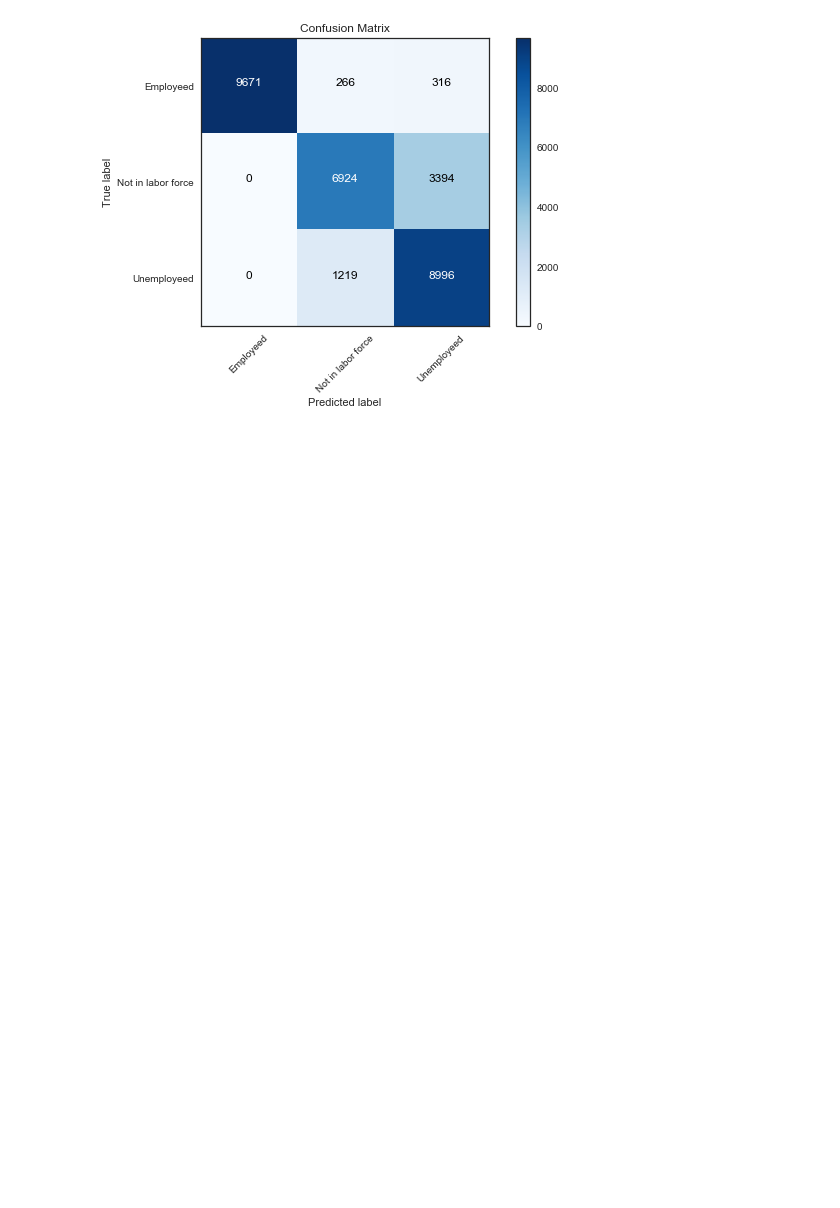
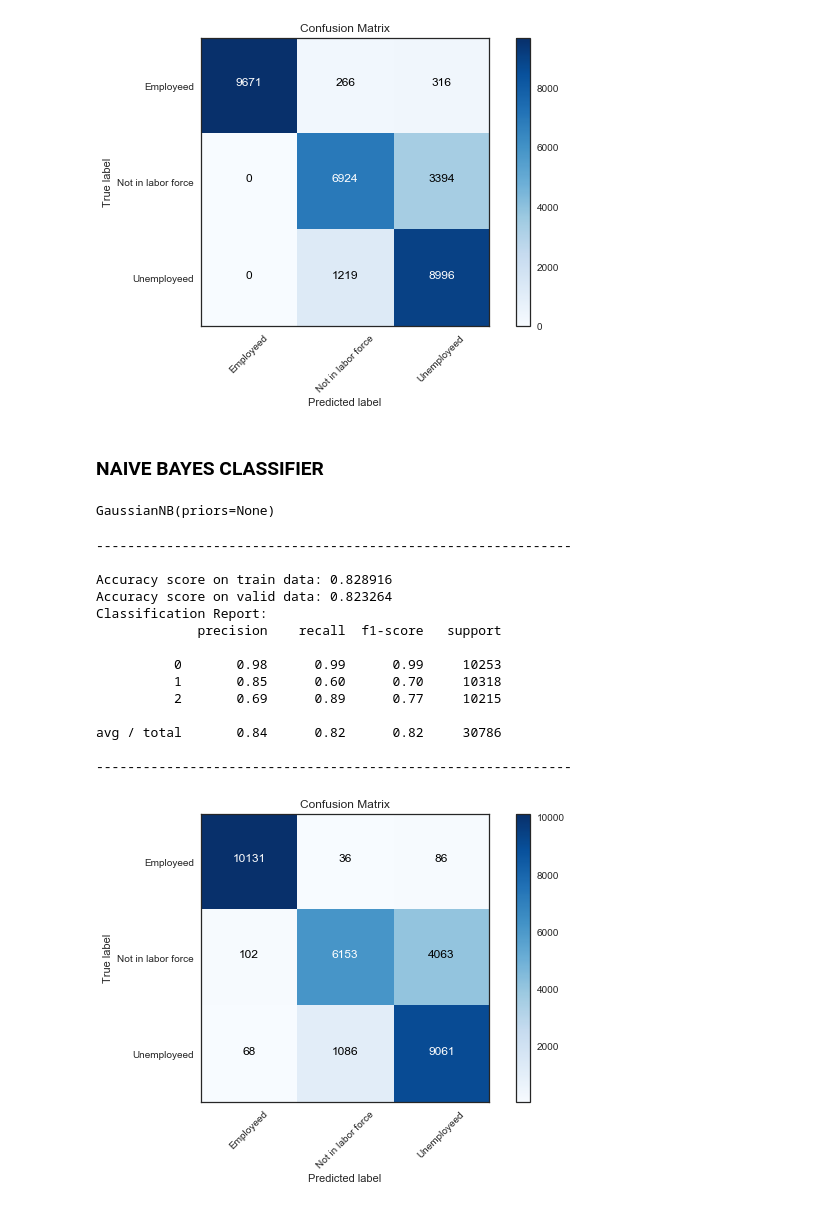
Before and after one commit to PrashantShivajiBhapkar/Analytics-Competition, a Jupyter notebook: Complete_IAS-+Intelligence+Analytics+Challenge+3.0.ipynb, the cells around one changed output. Saved outputs shown, nothing was run; the diff lists cells and outputs as text; code cells hidden in the pictures; blank space fills up the shorter version.

```diff
--- a/MODELS_IAS-+Intelligence+Analytics+Challenge+3.0.ipynb
+++ b/Complete_IAS-+Intelligence+Analytics+Challenge+3.0.ipynb
@@ -643,3 +646,51 @@ avg / total       0.84      0.83      0.83     30786
 
 -------------------------------------------------------------
 [figure]
+# %% [markdown]
+### NAIVE BAYES CLASSIFIER
+# %%
+nb_cl = GaussianNB()
+nb_cl.fit(X_train, y_train)
+# %% [output]
+GaussianNB(priors=None)
+# %%
+y_pred_ran_train = nb_cl.predict(X_train)
+y_pred_ran_valid = nb_cl.predict(X_valid)
+
+acc_ran_train = metrics.accuracy_score(y_train, y_pred_ran_train)
+acc_ran_valid = metrics.accuracy_score(y_valid, y_pred_ran_valid)
+rp_ran = metrics.classification_report(y_valid, y_pred_ran_valid)
+print("-------------------------------------------------------------")
+print('')
+print("Accuracy score on train data: {:5f}".format(acc_ran_train))
+print("Accuracy score on valid data: {:5f}".format(acc_ran_valid))
+print("Classification Report:")
+print(rp_ran)
+print("-------------------------------------------------------------")
+print('')
+
+# Compute confusion matrix
+cnf_mat = confusion_matrix(y_valid, y_pred_ran_valid)
+np.set_printoptions(precision=2)
+
+# Plot confusion matrix
+plt.figure()
+plot_confusion_matrix(cnf_mat, classes=class_names,
+                      title='Confusion matrix')
+plt.show()
+# %% [output]
+-------------------------------------------------------------
+
+Accuracy score on train data: 0.828916
+Accuracy score on valid data: 0.823264
+Classification Report:
+             precision    recall  f1-score   support
+
+          0       0.98      0.99      0.99     10253
+          1       0.85      0.60      0.70     10318
+          2       0.69      0.89      0.77     10215
+
+avg / total       0.84      0.82      0.82     30786
+
+-------------------------------------------------------------
+[figure, added]
```
Also changed, not shown: parts of 7 cells of this notebook.
